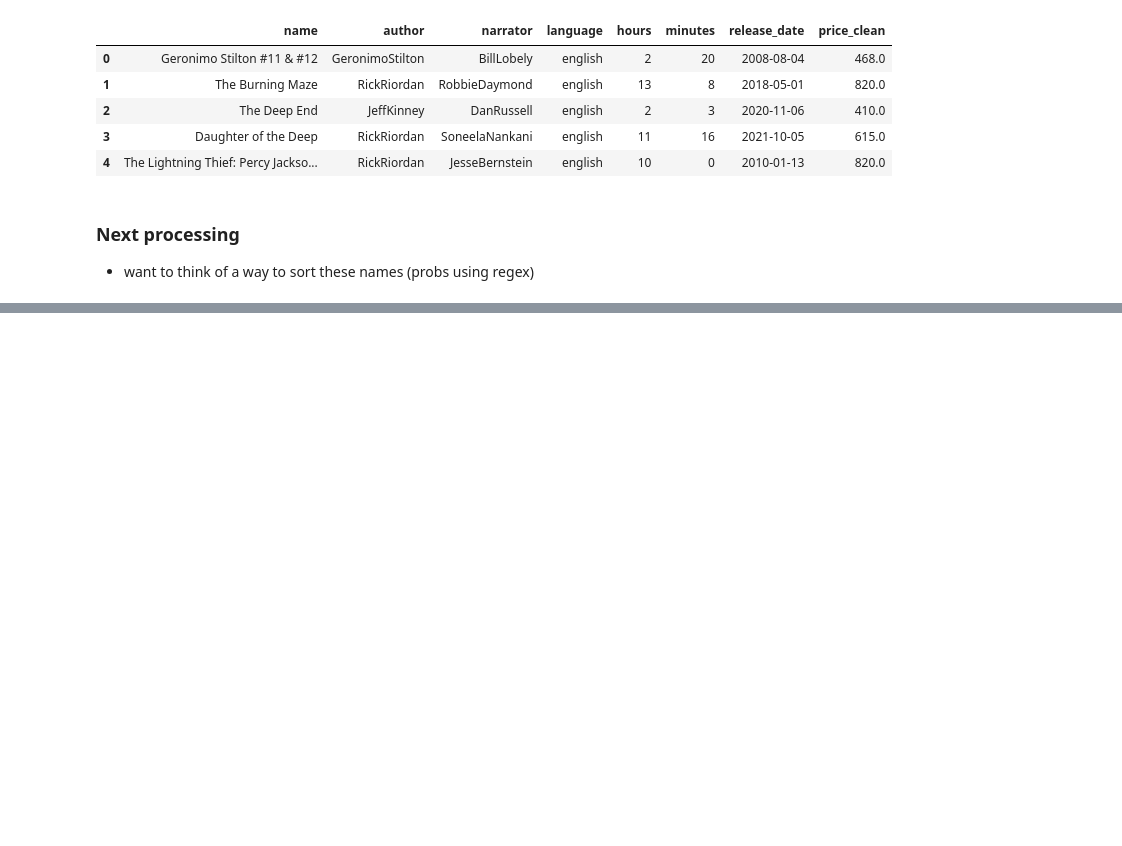
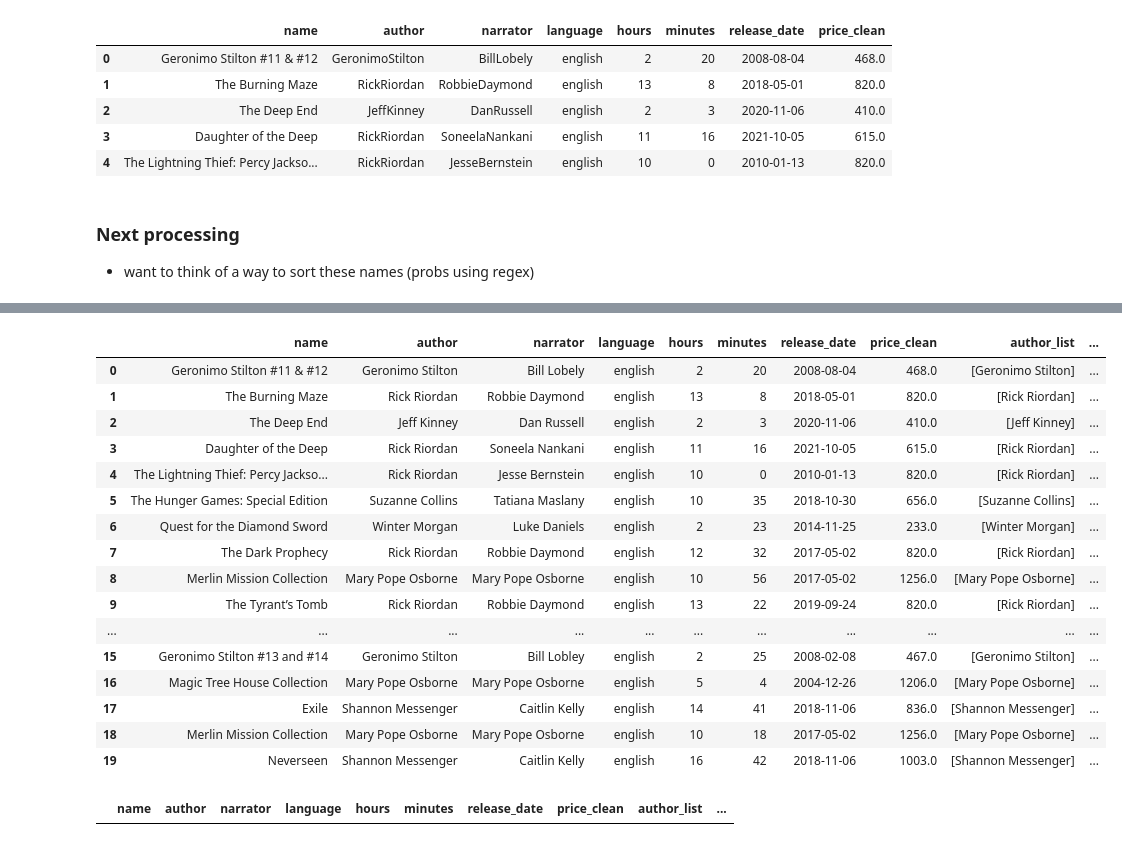
Before and after one commit to Alex-Drysdale/Projects_portfolio, a Jupyter notebook: EDA project/Audible_dataset/processing.ipynb, the cells around one changed output, grey strips where cells are left out. Drawn from its saved outputs; the diff is of its cells as text; code cells hidden in the pictures; blank space fills up the shorter version.

```diff
--- a/EDA project/Audible_dataset/processing.ipynb
+++ b/EDA project/Audible_dataset/processing.ipynb
@@ -394,0 +409,5 @@ memory usage: 6.1+ MB
+# %%
+# Insert space between lowercase and uppercase letters
+df['author'] = df['author'].str.replace(r'(?<=[a-z])(?=[A-Z])', ' ', regex=True)
+df['narrator'] = df['narrator'].str.replace(r'(?<=[a-z])(?=[A-Z])', ' ', regex=True)
+df.head(20)
@@ -394,0 +432,4 @@ memory usage: 6.1+ MB
+# %%
+df['author_list'] = df['author'].str.split(',').apply(lambda x: [name.strip() for name in x]) # new columns made into lists
+df['narrator_list'] = df['narrator'].str.split(',').apply(lambda x: [name.strip() for name in x])
+df.head(20), df.shape
@@ -394,0 +454,22 @@ memory usage: 6.1+ MB
+# %%
+df_authors = df.explode('author_list')
+df_narrators = df.explode('narrator_list')
+df.head(20)
+# %% [output]
+|  | name | author | narrator | language | hours | minutes | release_date | price_clean | author_list | ... |
+| 0 | Geronimo Stilton #11 & #12 | Geronimo Stilton | Bill Lobely | english | 2 | 20 | 2008-08-04 | 468.0 | [Geronimo Stilton] | ... |
+| 1 | The Burning Maze | Rick Riordan | Robbie Daymond | english | 13 | 8 | 2018-05-01 | 820.0 | [Rick Riordan] | ... |
+| 2 | The Deep End | Jeff Kinney | Dan Russell | english | 2 | 3 | 2020-11-06 | 410.0 | [Jeff Kinney] | ... |
+| 3 | Daughter of the Deep | Rick Riordan | Soneela Nankani | english | 11 | 16 | 2021-10-05 | 615.0 | [Rick Riordan] | ... |
+| 4 | The Lightning Thief: Percy Jackso... | Rick Riordan | Jesse Bernstein | english | 10 | 0 | 2010-01-13 | 820.0 | [Rick Riordan] | ... |
+| 5 | The Hunger Games: Special Edition | Suzanne Collins | Tatiana Maslany | english | 10 | 35 | 2018-10-30 | 656.0 | [Suzanne Collins] | ... |
+| 6 | Quest for the Diamond Sword | Winter Morgan | Luke Daniels | english | 2 | 23 | 2014-11-25 | 233.0 | [Winter Morgan] | ... |
+| 7 | The Dark Prophecy | Rick Riordan | Robbie Daymond | english | 12 | 32 | 2017-05-02 | 820.0 | [Rick Riordan] | ... |
+| 8 | Merlin Mission Collection | Mary Pope Osborne | Mary Pope Osborne | english | 10 | 56 | 2017-05-02 | 1256.0 | [Mary Pope Osborne] | ... |
+| 9 | The Tyrant’s Tomb | Rick Riordan | Robbie Daymond | english | 13 | 22 | 2019-09-24 | 820.0 | [Rick Riordan] | ... |
+| ... | ... | ... | ... | ... | ... | ... | ... | ... | ... | ... |
+| 15 | Geronimo Stilton #13 and #14 | Geronimo Stilton | Bill Lobley | english | 2 | 25 | 2008-02-08 | 467.0 | [Geronimo Stilton] | ... |
+| 16 | Magic Tree House Collection | Mary Pope Osborne | Mary Pope Osborne | english | 5 | 4 | 2004-12-26 | 1206.0 | [Mary Pope Osborne] | ... |
+| 17 | Exile | Shannon Messenger | Caitlin Kelly | english | 14 | 41 | 2018-11-06 | 836.0 | [Shannon Messenger] | ... |
+| 18 | Merlin Mission Collection | Mary Pope Osborne | Mary Pope Osborne | english | 10 | 18 | 2017-05-02 | 1256.0 | [Mary Pope Osborne] | ... |
+| 19 | Neverseen | Shannon Messenger | Caitlin Kelly | english | 16 | 42 | 2018-11-06 | 1003.0 | [Shannon Messenger] | ... |
@@ -394,0 +484,5 @@ memory usage: 6.1+ MB
+# %%
+top_authors # da heck is number 3
+df[df['author_list'] == None]  # check the author with the most books
+# %% [output]
+|  | name | author | narrator | language | hours | minutes | release_date | price_clean | author_list | ... |
```
Also changed, not shown: parts of 5 cells of this notebook, 47 other files.
